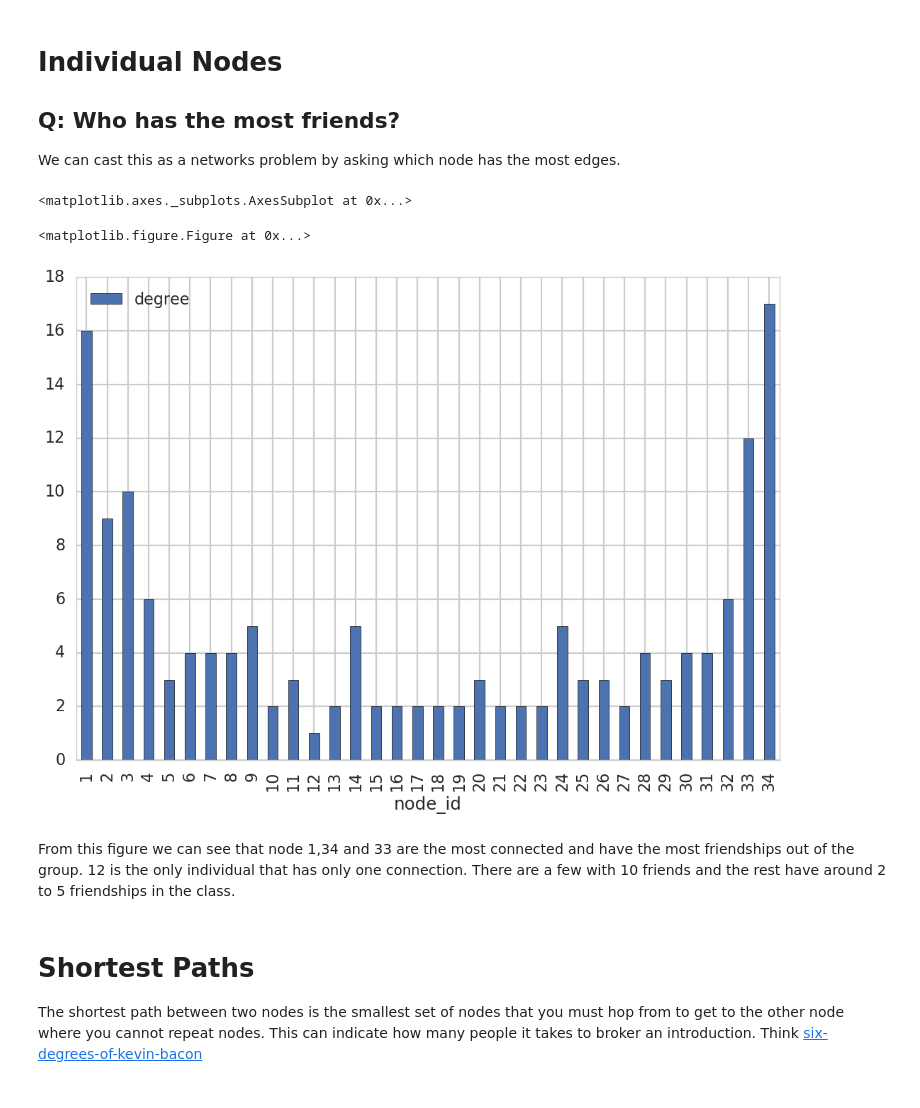
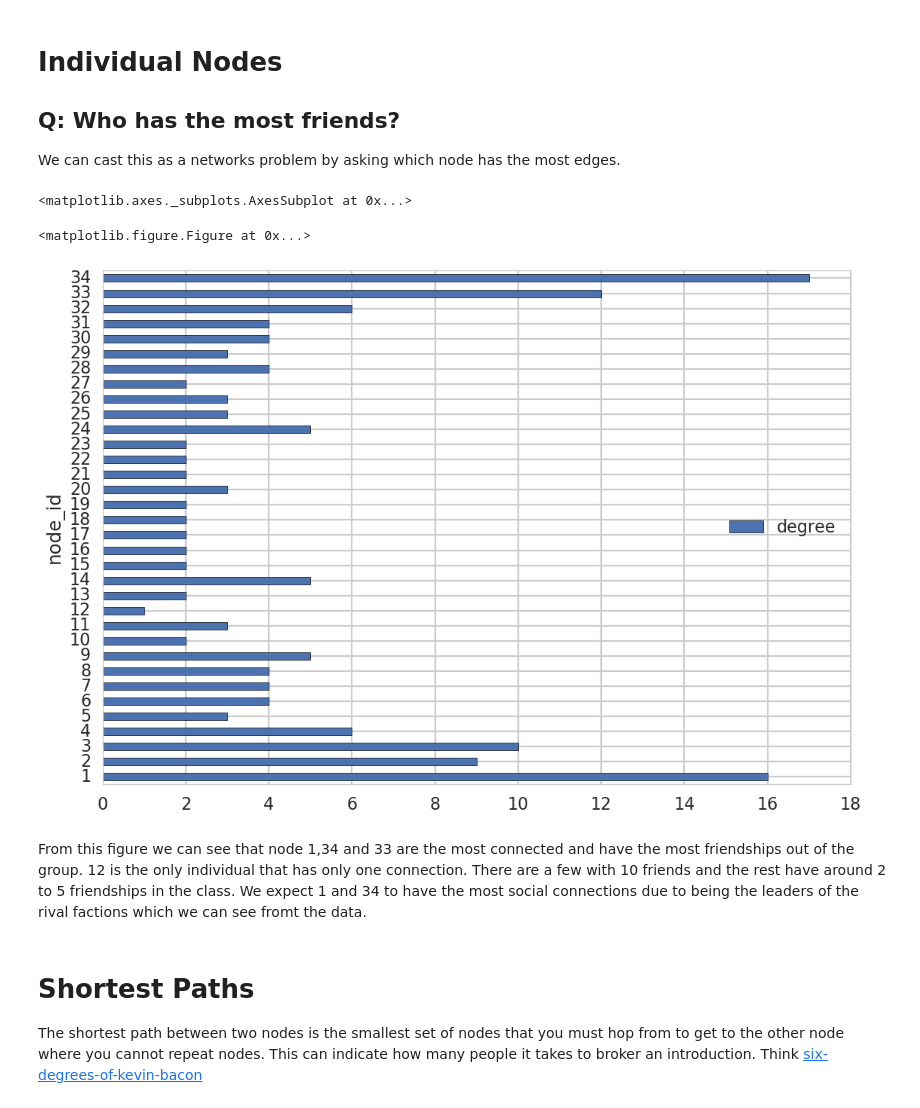
Before and after one commit to dssg/hitchhikers-guide, a Jupyter notebook: tech-tutorials/network/Introduction_to_Networks.ipynb, the cells around one changed output. Cells and saved outputs as stored; diff of their text form; code cells hidden in the pictures.

```diff
--- a/tech-tutorials/network/Introduction_to_Networks.ipynb
+++ b/tech-tutorials/network/Introduction_to_Networks.ipynb
@@ -149,14 +162,14 @@ df_degree.index.name = 'node_id'
 # %%
 sns.set_style("whitegrid")
 plt.figure(figsize=(22, 12))
 sns.set_context("poster", font_scale=1.00, rc={"lines.linewidth": 1.00,"lines.markersize":8})
-df_degree.plot(kind='bar')
+df_degree.plot(kind='barh')
 # %% [output]
 <matplotlib.axes._subplots.AxesSubplot at 0x...>
 <matplotlib.figure.Figure at 0x...>
-[figure, old version]
+[figure, new version]
 # %% [markdown]
-From this figure we can see that node 1,34 and 33 are the most connected and have the most friendships out of the group. 12 is the only individual that has only one connection. There are a few with 10 friends and the rest have around 2 to 5 friendships in the class.
+From this figure we can see that node 1,34 and 33 are the most connected and have the most friendships out of the group. 12 is the only individual that has only one connection. There are a few with 10 friends and the rest have around 2 to 5 friendships in the class. We expect 1 and 34 to have the most social connections due to being the leaders of the rival factions which we can see fromt the data.
 # %% [markdown]
 # Shortest Paths
 
```
Also changed, not shown: parts of 35 cells of this notebook.
